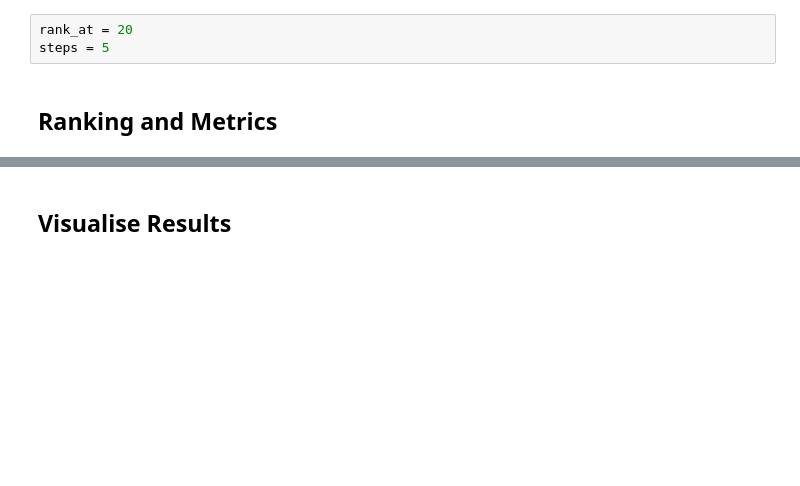
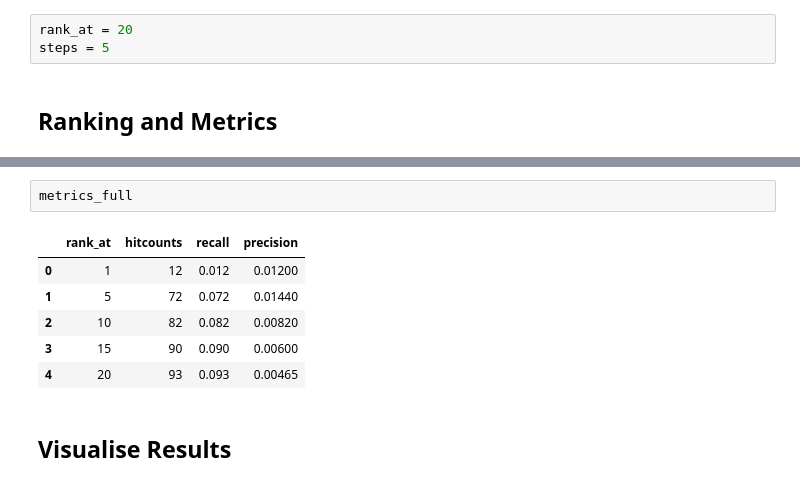
Before and after one commit to ROpdam/recommender_comparison, a Jupyter notebook: BPR.ipynb, the cells around one changed output, grey strips where cells are left out. Saved outputs shown, nothing was run; the diff lists cells and outputs as text; blank space fills up the shorter version.

```diff
--- a/BPR.ipynb
+++ b/BPR.ipynb
@@ -145,3 +234,12 @@ metrics
+# %%
+metrics_full
+# %% [output]
+|  | rank_at | hitcounts | recall | precision |
+| 0 | 1 | 12 | 0.012 | 0.01200 |
+| 1 | 5 | 72 | 0.072 | 0.01440 |
+| 2 | 10 | 82 | 0.082 | 0.00820 |
+| 3 | 15 | 90 | 0.090 | 0.00600 |
+| 4 | 20 | 93 | 0.093 | 0.00465 |
 # %% [markdown]
 ## Visualise Results
 # %%
```
Also changed, not shown: parts of 18 cells of this notebook, 2 other files.
